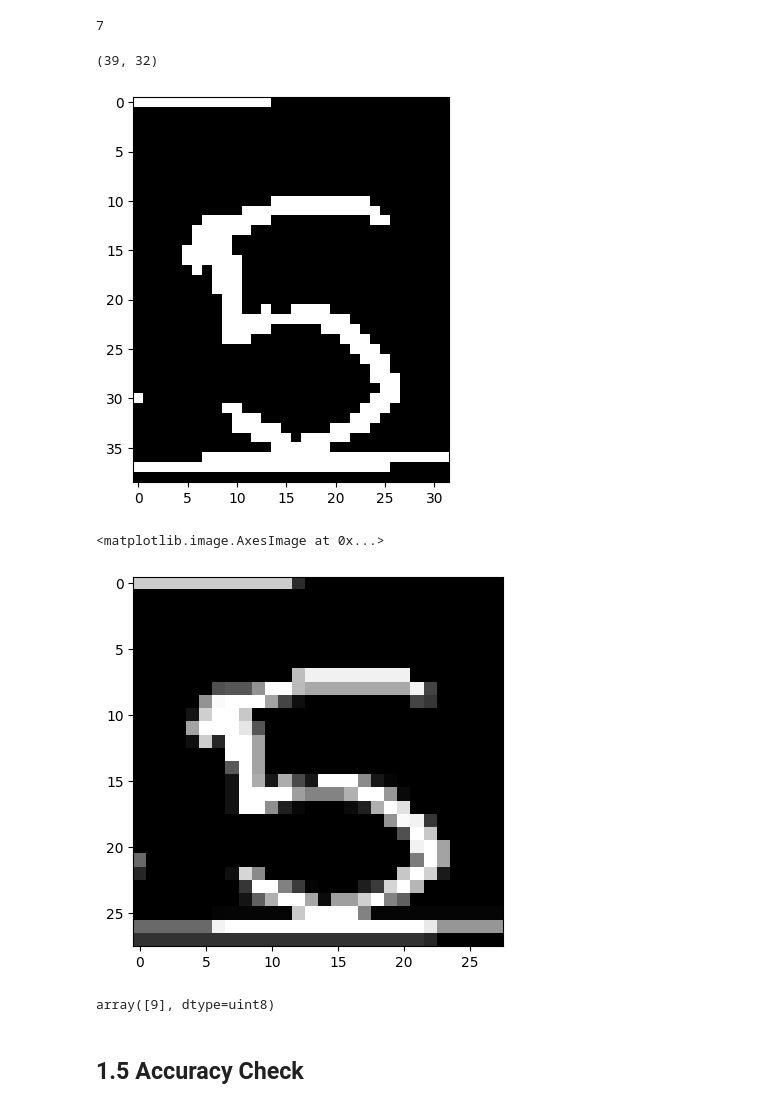
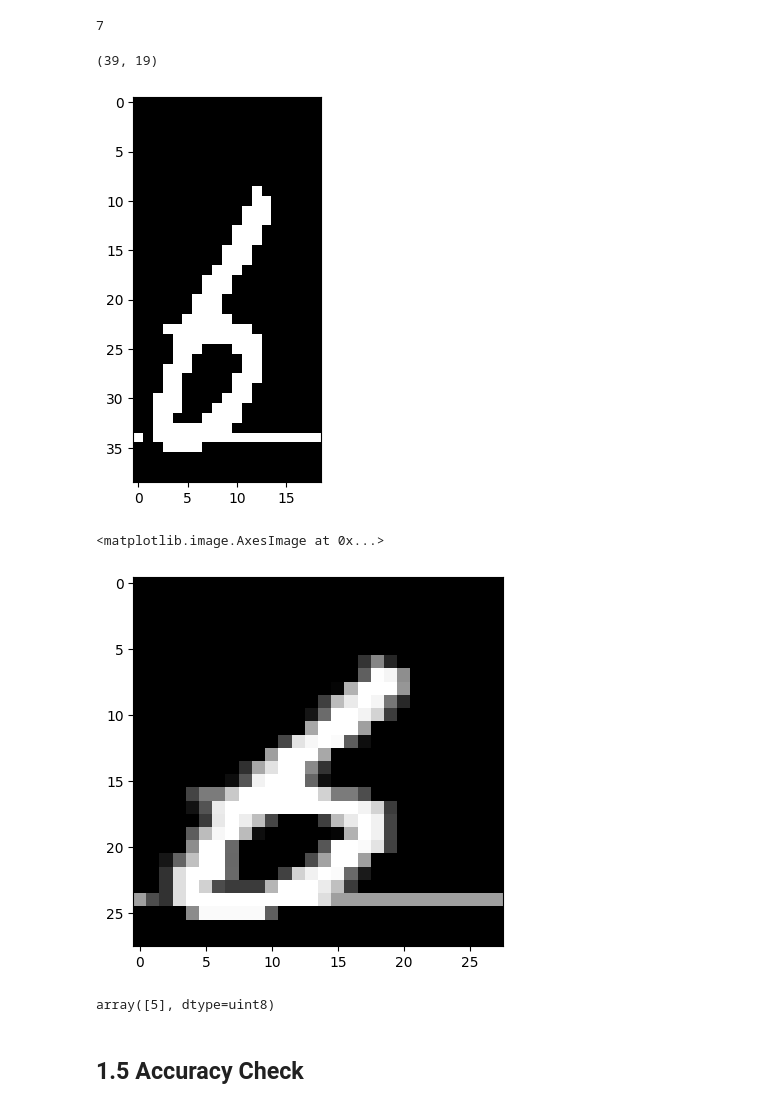
Before and after one commit to ZiaUrRehman-bit/Examination-Answer-Sheet-Marks-Entrance-Using-OCR, a Jupyter notebook: ML and DL Algo For Hand Written text and digits/ML and DL algo for Hand Written Digits and text.ipynb, the cells around one changed output. Drawn from its saved outputs; the diff is of its cells as text; code cells hidden in the pictures.

```diff
--- a/ML and DL Algo For Hand Written text and digits/ML and DL algo for Hand Written Digits and text.ipynb
+++ b/ML and DL Algo For Hand Written text and digits/ML and DL algo for Hand Written Digits and text.ipynb
@@ -75,18 +75,18 @@ path = "C:\\Users\\hp\\Google Drive\\Fiverr Work\\2022\\37. Examination Answer S
 # %%
 import cv2
 import numpy as np
 
-img = cv2.imread(path+"\\2.PNG")
+img = cv2.imread(path+"\\6.PNG")
 grayImage = cv2.cvtColor(img, cv2.COLOR_BGR2GRAY)
 
 _, binaryImage = cv2.threshold(grayImage, 90, 255, cv2.THRESH_BINARY_INV)
 
 plt.figure(figsize=(5,5))
 plt.imshow(binaryImage, cmap=plt.cm.gray)
 binaryImage.shape
 # %% [output]
-(39, 32)
+(39, 19)
-[figure, old version]
+[figure, new version]
 # %%
 resizedImage = cv2.resize(binaryImage, (28,28))
 flattenImage = resizedImage.flatten().reshape(1,-1)
@@ -95,11 +95,11 @@ flattenImage.shape
 plt.imshow(np.reshape(flattenImage,(28,28)), cmap=plt.cm.gray)
 # %% [output]
 <matplotlib.image.AxesImage at 0x...>
-[figure, old version]
+[figure, new version]
 # %%
 model.predict(flattenImage)
 # %% [output]
-array([9], dtype=uint8)
+array([5], dtype=uint8)
 # %% [markdown]
 ## 1.5 Accuracy Check
 # %%
```
Also changed, not shown: parts of 2 cells of this notebook, 5 other files.
